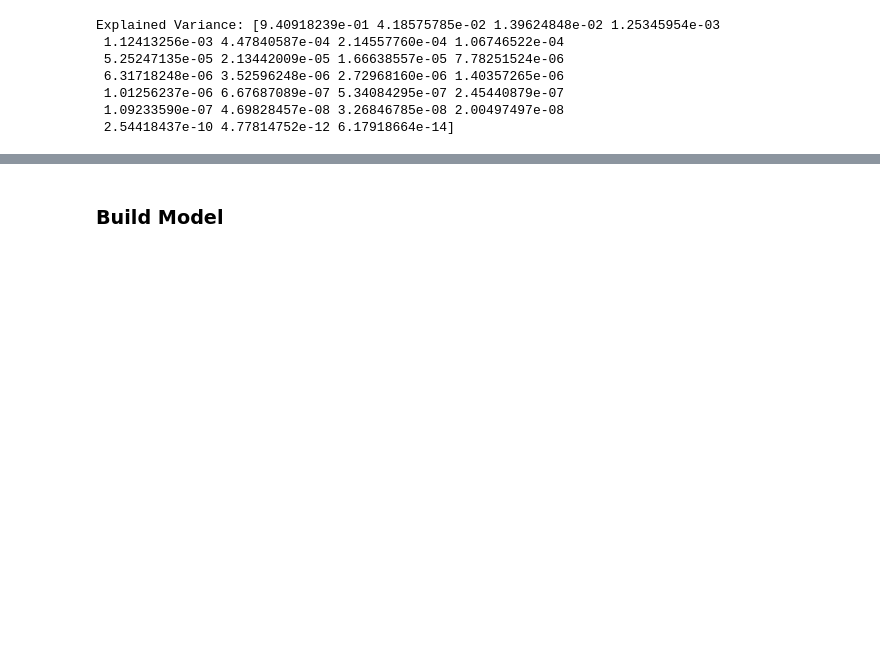
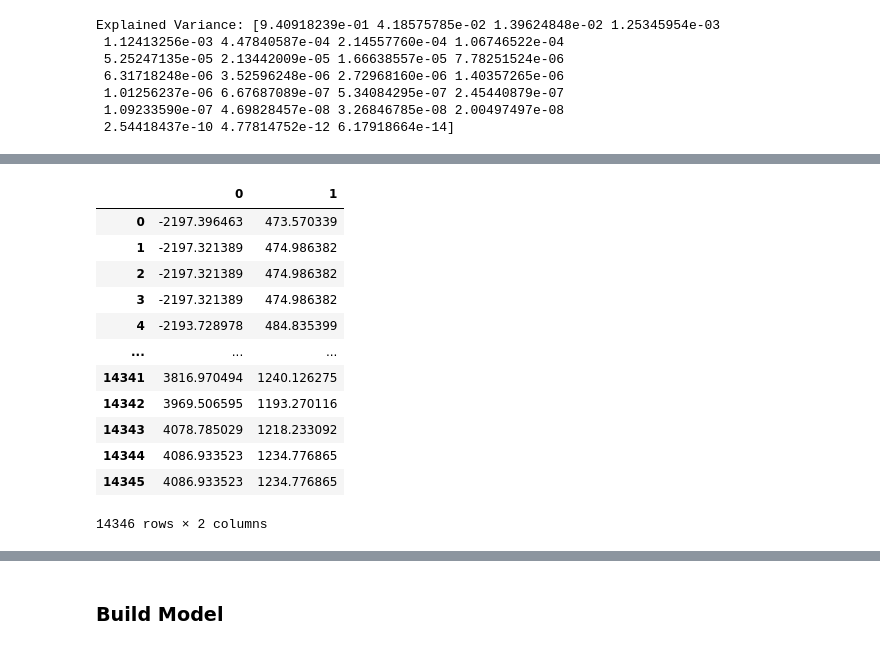
Before and after one commit to imiled/DL_Tools_For_Finance, a Jupyter notebook: FinanceData_ML.ipynb, the cells around one changed output, grey strips where cells are left out. Saved outputs shown, nothing was run; the diff lists cells and outputs as text; code cells hidden in the pictures; blank space fills up the shorter version.

```diff
--- a/FinanceData_ML.ipynb
+++ b/FinanceData_ML.ipynb
@@ -615,0 +600,16 @@ plt.ylabel('cumulative variance');
+# %%
+df_pca
+# %% [output]
+|  | 0 | 1 |
+| 0 | -2197.396463 | 473.570339 |
+| 1 | -2197.321389 | 474.986382 |
+| 2 | -2197.321389 | 474.986382 |
+| 3 | -2197.321389 | 474.986382 |
+| 4 | -2193.728978 | 484.835399 |
+| ... | ... | ... |
+| 14341 | 3816.970494 | 1240.126275 |
+| 14342 | 3969.506595 | 1193.270116 |
+| 14343 | 4078.785029 | 1218.233092 |
+| 14344 | 4086.933523 | 1234.776865 |
+| 14345 | 4086.933523 | 1234.776865 |
+14346 rows × 2 columns
```
Also changed, not shown: parts of 17 cells of this notebook.
